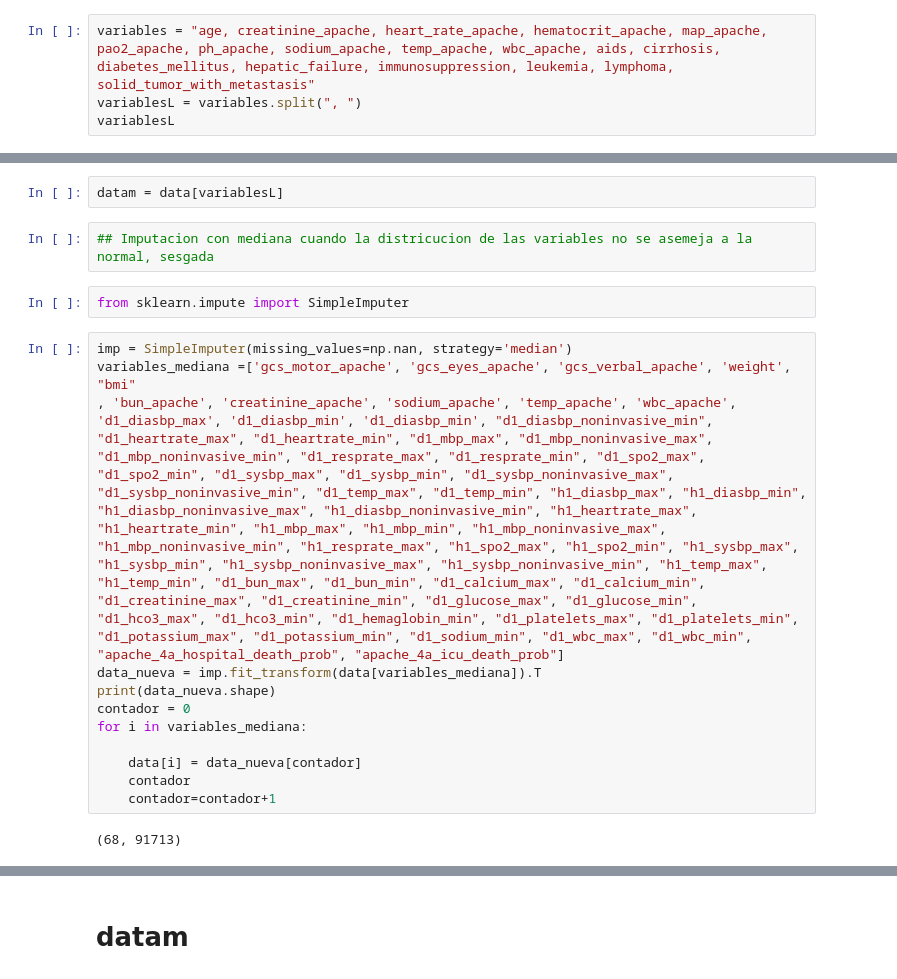
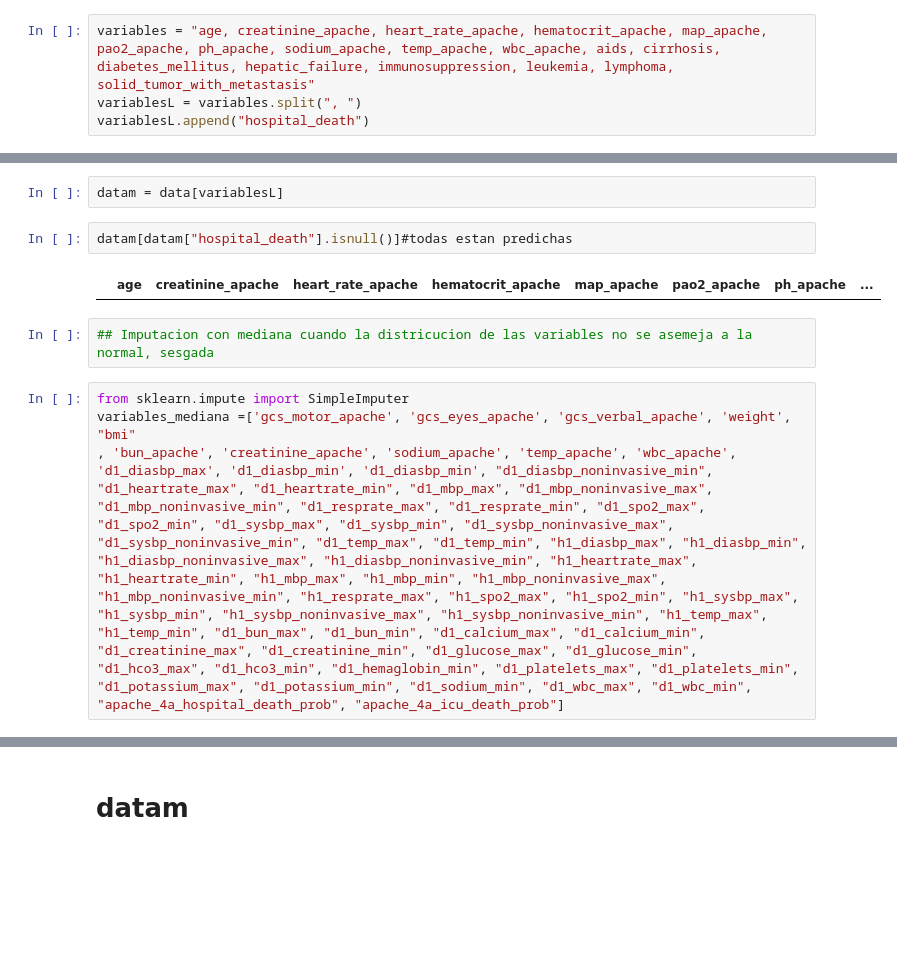
Before and after one commit to mdleiton/WiDSDatathon, a Jupyter notebook: NAIVE_BAYES.ipynb, the cells around one changed output, grey strips where cells are left out. Saved outputs shown, nothing was run; the diff lists cells and outputs as text; blank space fills up the shorter version.

```diff
--- a/NAIVE_BAYES.ipynb
+++ b/NAIVE_BAYES.ipynb
@@ -24,4 +24,4 @@ data.head()
 # %%
 variables = "age, creatinine_apache, heart_rate_apache, hematocrit_apache, map_apache, pao2_apache, ph_apache, sodium_apache, temp_apache, wbc_apache, aids, cirrhosis, diabetes_mellitus, hepatic_failure, immunosuppression, leukemia, lymphoma, solid_tumor_with_metastasis"
 variablesL = variables.split(", ")
-variablesL
+variablesL.append("hospital_death")
@@ -47,23 +28,15 @@ variablesL
 # %%
 datam = data[variablesL]
+# %%
+datam[datam["hospital_death"].isnull()]#todas estan predichas
+# %% [output]
+|  | age | creatinine_apache | heart_rate_apache | hematocrit_apache | map_apache | pao2_apache | ph_apache | ... |
 # %%
 ## Imputacion con mediana cuando la districucion de las variables no se asemeja a la normal, sesgada
-# %%
-from sklearn.impute import SimpleImputer
 # %%
-imp = SimpleImputer(missing_values=np.nan, strategy='median')
+from sklearn.impute import SimpleImputer
 variables_mediana =['gcs_motor_apache', 'gcs_eyes_apache', 'gcs_verbal_apache', 'weight', "bmi"
 , 'bun_apache', 'creatinine_apache', 'sodium_apache', 'temp_apache', 'wbc_apache', 'd1_diasbp_max', 'd1_diasbp_min', 'd1_diasbp_min', "d1_diasbp_noninvasive_min", "d1_heartrate_max", "d1_heartrate_min", "d1_mbp_max", "d1_mbp_noninvasive_max",  "d1_mbp_noninvasive_min", "d1_resprate_max", "d1_resprate_min", "d1_spo2_max", "d1_spo2_min", "d1_sysbp_max", "d1_sysbp_min", "d1_sysbp_noninvasive_max", "d1_sysbp_noninvasive_min", "d1_temp_max", "d1_temp_min", "h1_diasbp_max", "h1_diasbp_min", "h1_diasbp_noninvasive_max", "h1_diasbp_noninvasive_min", "h1_heartrate_max", "h1_heartrate_min", "h1_mbp_max", "h1_mbp_min", "h1_mbp_noninvasive_max", "h1_mbp_noninvasive_min", "h1_resprate_max", "h1_spo2_max", "h1_spo2_min", "h1_sysbp_max", "h1_sysbp_min", "h1_sysbp_noninvasive_max", "h1_sysbp_noninvasive_min", "h1_temp_max", "h1_temp_min", "d1_bun_max", "d1_bun_min", "d1_calcium_max", "d1_calcium_min", "d1_creatinine_max", "d1_creatinine_min", "d1_glucose_max", "d1_glucose_min", "d1_hco3_max", "d1_hco3_min", "d1_hemaglobin_min", "d1_platelets_max", "d1_platelets_min", "d1_potassium_max", "d1_potassium_min", "d1_sodium_min", "d1_wbc_max", "d1_wbc_min", "apache_4a_hospital_death_prob", "apache_4a_icu_death_prob"]
-data_nueva = imp.fit_transform(data[variables_mediana]).T
-print(data_nueva.shape)
-contador = 0
-for i in variables_mediana:
-
-    data[i] = data_nueva[contador]
-    contador
-    contador=contador+1
-# %% [output]
-(68, 91713)
 # %%
 diferencia_mediana = set(variablesL) - set(variables_mediana)
 diferencia_mediana
```
Also changed, not shown: parts of 41 cells of this notebook.
